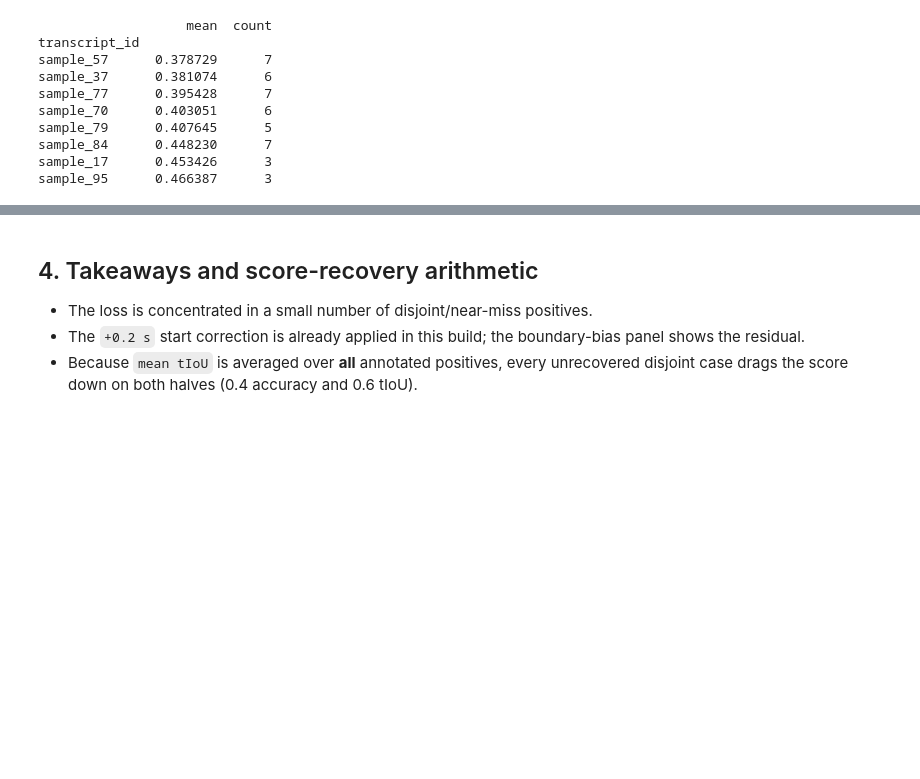
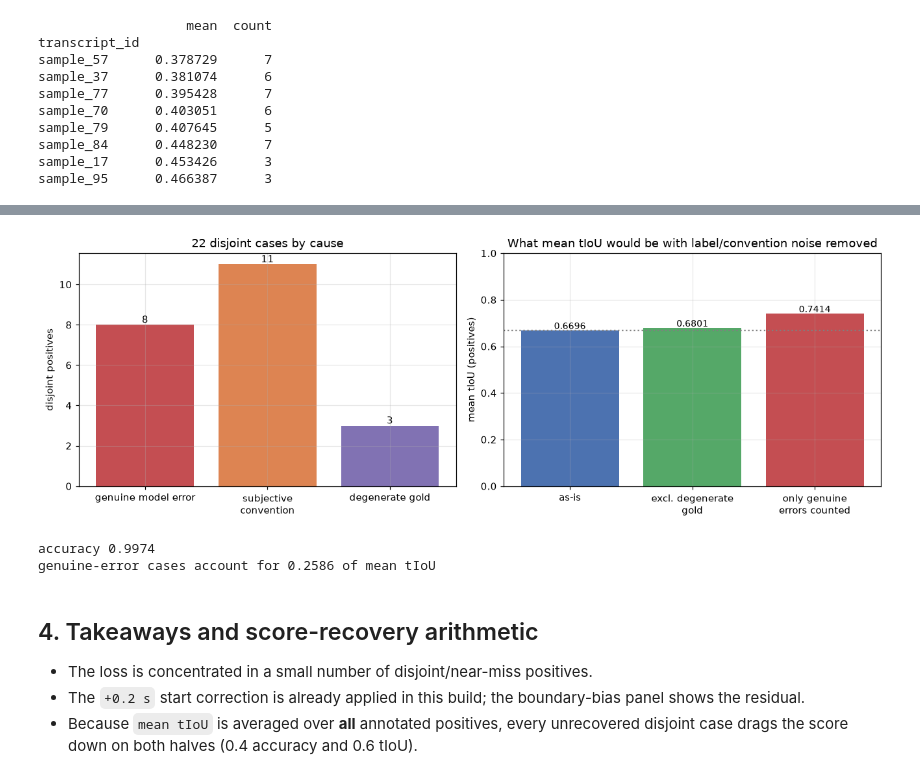
Before and after one commit to csongorszasz/nordic-ai-cup-2026-amigos, a Jupyter notebook: medical-appointment/notebooks/tio_losses.ipynb, the cells around one changed output, grey strips where cells are left out. Cells and saved outputs as stored; diff of their text form; code cells hidden in the pictures; blank space fills up the shorter version.

```diff
--- a/medical-appointment/notebooks/tio_losses.ipynb
+++ b/medical-appointment/notebooks/tio_losses.ipynb
@@ -243,3 +380,34 @@ sample_95      0.466387      3
+# %%
+fig, axes = plt.subplots(1, 2, figsize=(12, 4.2))
+
+counts = disjoint_rows["category"].value_counts()
+order = ["genuine model error", "subjective / convention", "degenerate gold"]
+axes[0].bar([o.replace(" / ", "\n") for o in order],
+            [counts.get(o, 0) for o in order],
+            color=[colors[o] for o in order])
+for i, o in enumerate(order):
+    axes[0].text(i, counts.get(o, 0) + 0.1, str(counts.get(o, 0)), ha="center")
+axes[0].set_ylabel("disjoint positives")
+axes[0].set_title("22 disjoint cases by cause")
+
+labels = ["as-is", "excl. degenerate\ngold", "only genuine\nerrors counted"]
+values = [_base_miou, _excl_degen_miou, _credited_miou]
+axes[1].bar(labels, values, color=["#4c72b0", "#55a868", "#c44e52"])
+for i, v in enumerate(values):
+    axes[1].text(i, v + 0.005, f"{v:.4f}", ha="center", fontsize=9)
+axes[1].axhline(_base_miou, color="grey", ls=":")
+axes[1].set_ylim(0, 1)
+axes[1].set_ylabel("mean tIoU (positives)")
+axes[1].set_title("What mean tIoU would be with label/convention noise removed")
+fig.tight_layout()
+fig.savefig(FIG / "disjoint_miou_counterfactual.png", bbox_inches="tight")
+plt.show()
+print(f"accuracy {_accuracy:.4f}")
+print(f"genuine-error cases account for {(1 - _credited_miou):.4f} of mean tIoU")
+# %% [output]
+[figure, added]
+accuracy 0.9974
+genuine-error cases account for 0.2586 of mean tIoU
 # %% [markdown]
 ## 4. Takeaways and score-recovery arithmetic
 
```
Also changed, not shown: parts of 4 cells of this notebook, 4 other files.
